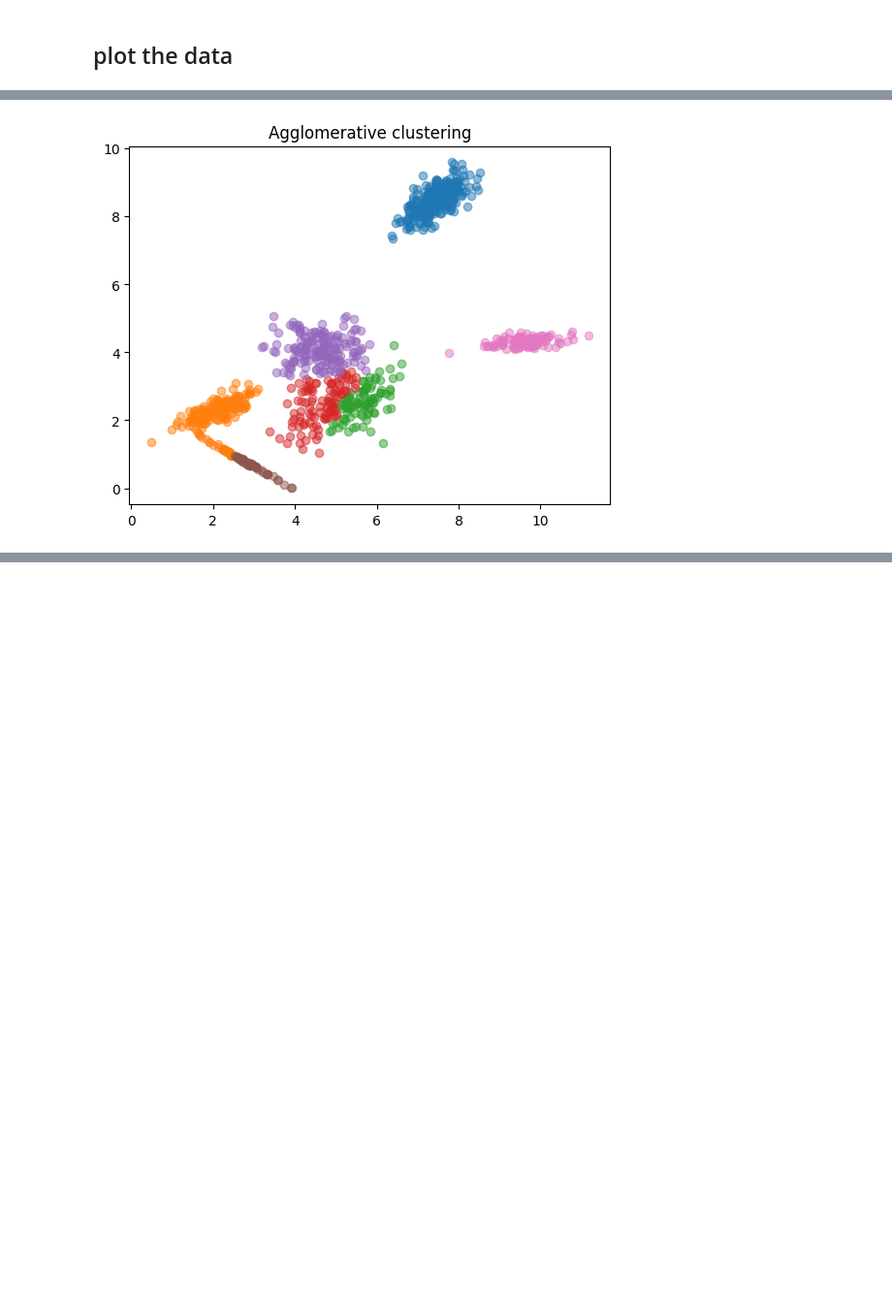
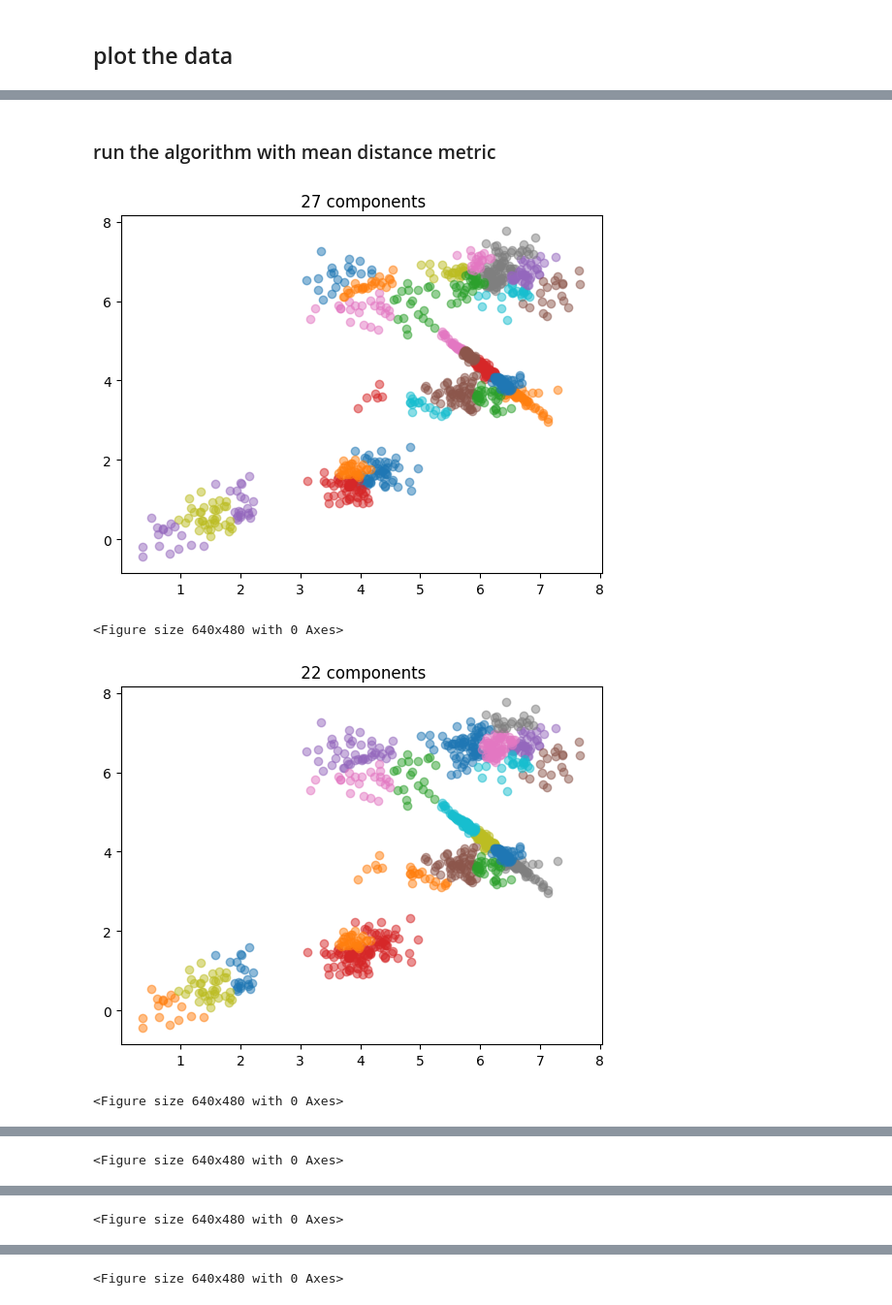
Before and after one commit to nadavo11/agglomerative_clustering, a Jupyter notebook: AgglomerativeClustering.ipynb, the cells around one changed output, grey strips where cells are left out. Shown at 97% size. Drawn from its saved outputs; the diff is of its cells as text; code cells hidden in the pictures; blank space fills up the shorter version.

```diff
--- a/AgglomerativeClustering.ipynb
+++ b/AgglomerativeClustering.ipynb
@@ -157,7 +160,7 @@ def get_gaussian_line_shape_distribution(p1,p2):
 ## generate the data
 # %%
 
-K = 4
+K = 7
 d = 2
 N = 1000
 distance = 6
@@ -229,6 +233,30 @@ def agglomerative_cluster(data, K, linkage='ward'):
     plot_clusters(clusters,d,title="Agglomerative clustering")
     return clusters
 
+def agglomerative_cluster_plot_steps(data, K, linkage='ward',plot = False):
+    """
+    :param data:
+    :param n_clusters:
+    :param linkage:
+    :return:
+    """
+    clustering = agg()
+    n_steps = 5
+    steps = [K + 5*(n_steps-1-k) for k in range(n_steps)]
+    for k in range(len(steps)):
+        clustering.n_clusters = steps[k]
+        clustering.linkage = linkage
+        clustering.fit(data)
+        labels = clustering.labels_
+
+        clusters = [data[labels == i] for i in range(steps[k])]
+        if plot:
+            plot_clusters(clusters,d,title=f" {steps[k]} components")
+        plt.pause(0.5)
+        plt.clf()
+
+    return clusters
+
 def agglomerative_cluster_plot_steps(data, K, linkage='ward'):
     """
     :param data:
@@ -237,7 +265,7 @@ def agglomerative_cluster_plot_steps(data, K, linkage='ward'):
     :return:
     """
     clustering = agg()
-    n_steps = 10
+    n_steps = 5
     steps = [K + 5*(n_steps-1-k) for k in range(n_steps)]
     for k in range(len(steps)):
         clustering.n_clusters = steps[k]
@@ -246,16 +274,8 @@ def agglomerative_cluster_plot_steps(data, K, linkage='ward'):
         labels = clustering.labels_
 
         clusters = [data[labels == i] for i in range(steps[k])]
-        plot_clusters(clusters,d,title="Agglomerative clustering")
+        plot_clusters(clusters,d,title=f" {steps[k]} components")
         plt.pause(0.5)
         plt.clf()
 
-    # clustering.n_clusters = K
-    # clustering.linkage = linkage
-    # clustering.fit(data)
-    #
-    # labels = clustering.labels_
-    #
-    # clusters = [data[labels == i] for i in range(K)]
-    # plot_clusters(clusters,d,title="Agglomerative clustering")
     return clusters
@@ -291,7 +323,7 @@ The K-Means with exponential kernel algorithm is a variant of the K-Means algori
 K = 7
 d = 2
 N = 1000
-distance = 10
+distance = 8
 
 clusters, data, phi, sigma = generate_clusters(K,d,N=N,distance=distance)
 # %% [output]
@@ -308,4 +396,9 @@ plot_clusters(clusters,d,title="original clusters")
+# %% [markdown]
+### run the algorithm with mean distance metric
 # %%
-clusters = agglomerative_cluster(data,K)
+clusters = agglomerative_cluster_plot_steps(data,K)
 # %% [output]
-[figure, old version]
+[figure, new version]
+<Figure size 640x480 with 0 Axes>
+[figure, added]
+<Figure size 640x480 with 0 Axes>
@@ -311,0 +406 @@ clusters = agglomerative_cluster(data,K)
+<Figure size 640x480 with 0 Axes>
@@ -311,0 +408 @@ clusters = agglomerative_cluster(data,K)
+<Figure size 640x480 with 0 Axes>
@@ -311,0 +410 @@ clusters = agglomerative_cluster(data,K)
+<Figure size 640x480 with 0 Axes>
```
Also changed, not shown: parts of 37 cells of this notebook.
